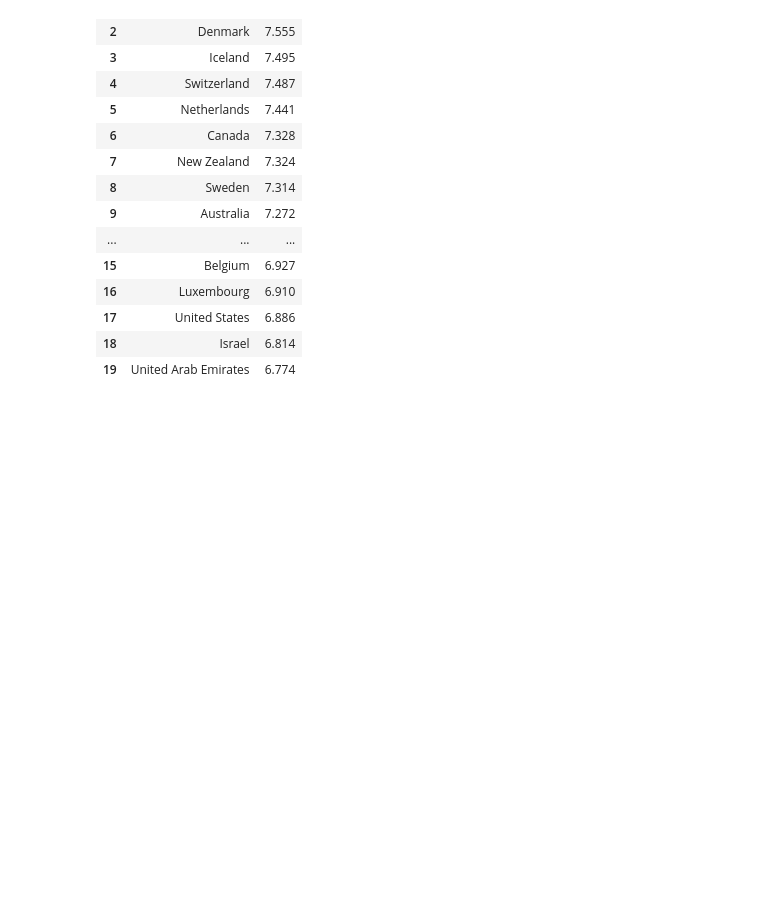
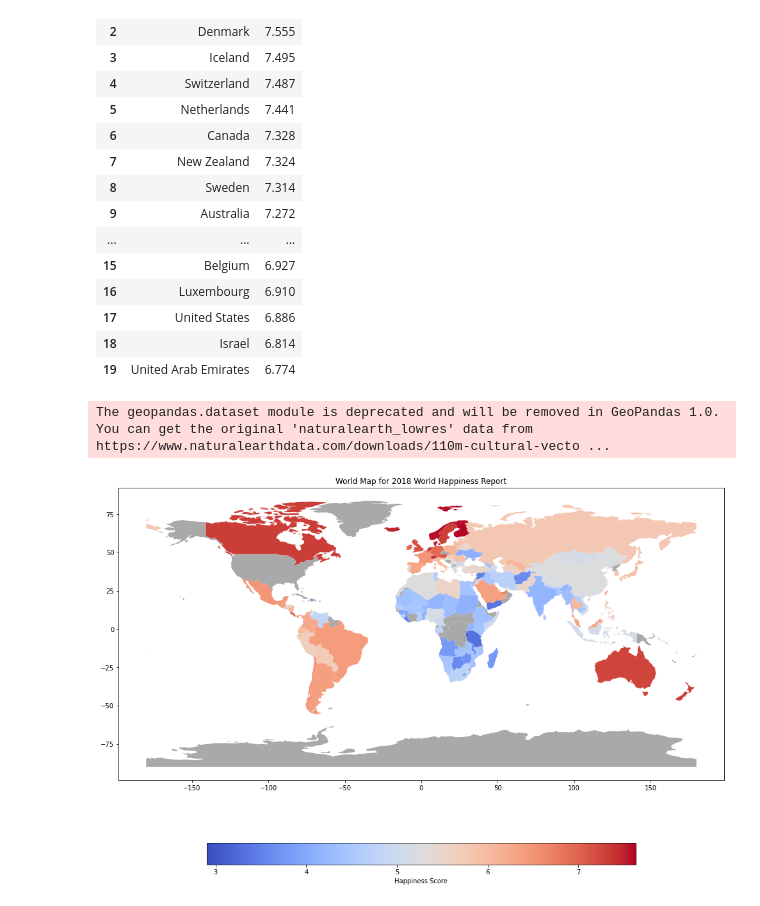
Before and after one commit to eugeneOlkhovik/RR_world_happiness, a Jupyter notebook: world_happiness_2018.ipynb, the cells around one changed output. Drawn from its saved outputs; the diff is of its cells as text; code cells hidden in the pictures; blank space fills up the shorter version.

Commit message:
create world map plot

```diff
--- a/world_happiness_2018.ipynb
+++ b/world_happiness_2018.ipynb
@@ -58,3 +58,8 @@ wh_df_2018[["Country or region", "Score"]].head(20)
 | 19 | United Arab Emirates | 6.774 |
 # %%
 utils.plot_happiness_score(wh_df_2018,"Score","Country or region", 20, 2018)
+# %%
+utils.plot_happiness_map(wh_df_2018, "Score","Country or region", 2018)
+# %% [output]
+The geopandas.dataset module is deprecated and will be removed in GeoPandas 1.0. You can get the original 'naturalearth_lowres' data from https://www.naturalearthdata.com/downloads/110m-cultural-vecto ...
+[figure, added]
```
